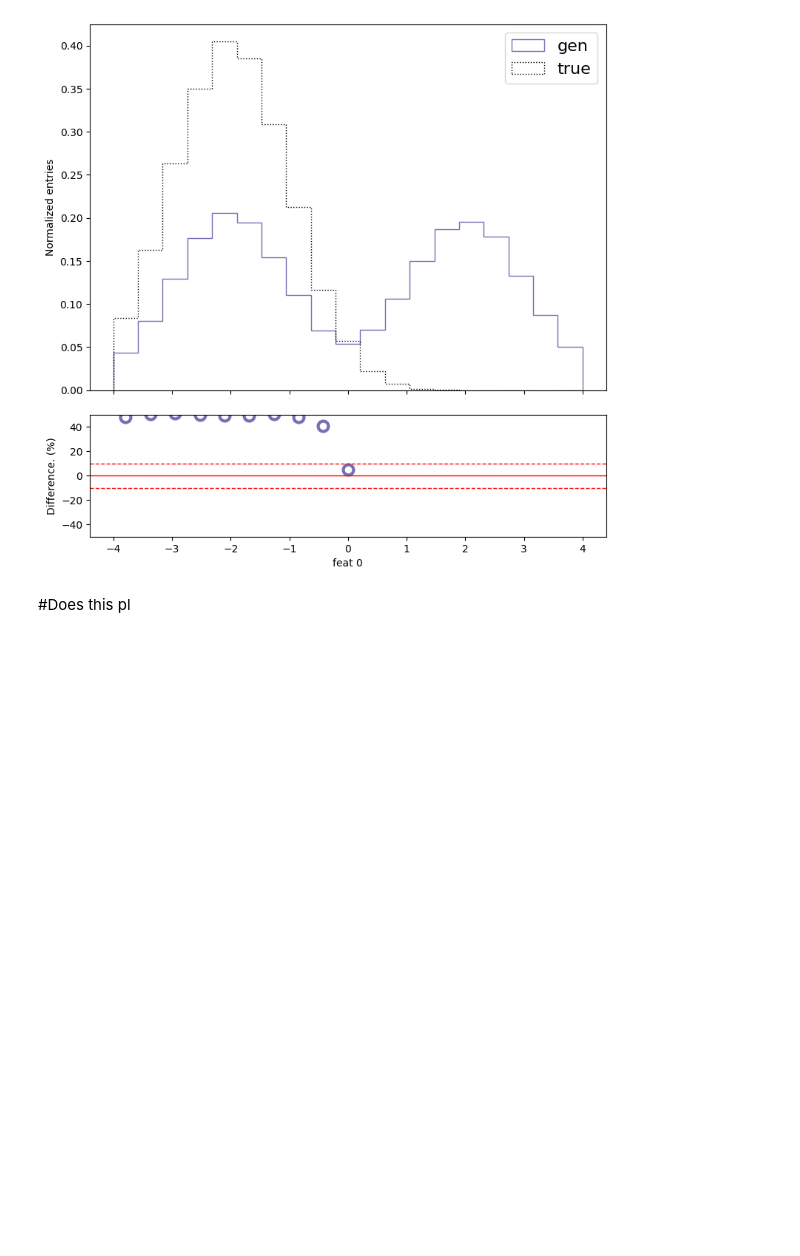
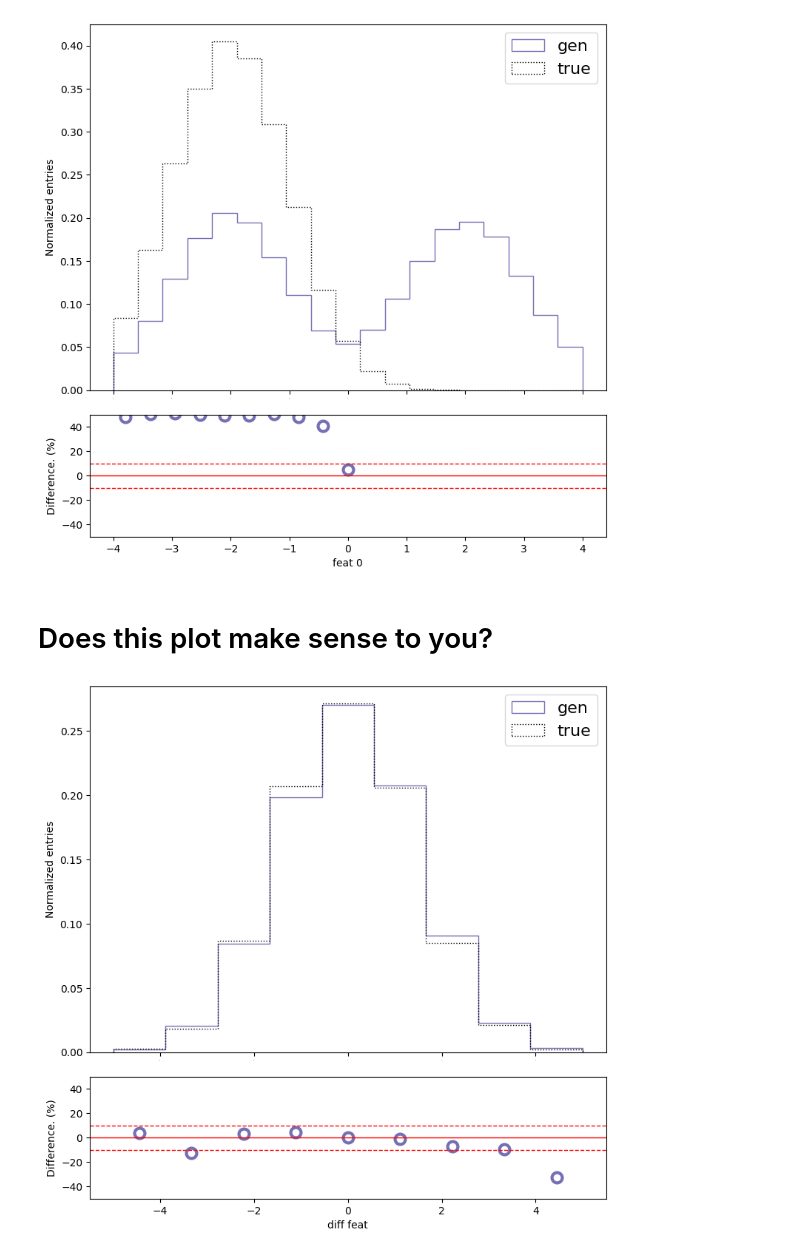
Before and after one commit to ViniciusMikuni/GSGM, a Jupyter notebook: demo/toy.ipynb, the cells around one changed output. Saved outputs shown, nothing was run; the diff lists cells and outputs as text; code cells hidden in the pictures; blank space fills up the shorter version.

```diff
--- a/demo/toy.ipynb
+++ b/demo/toy.ipynb
@@ -110,4 +110,16 @@ fig.savefig('../plots/toy.pdf')
 # %% [output]
 [figure]
 # %% [markdown]
-#Does this pl
+# Does this plot make sense to you?
+# %%
+feed_dict = {
+        'gen':generated[:,0,0]+generated[:,1,0],
+        'true':data[:,0,0]+data[:,1,0],
+}
+
+binning = np.linspace(-5.0,5.0,10)
+fig,ax0 =utils.HistRoutine(feed_dict,xlabel='diff feat', ylabel= 'Normalized entries',
+                               logy=False,binning=binning)
+fig.savefig('../plots/toy_diff.pdf')
+# %% [output]
+[figure, added]
```
